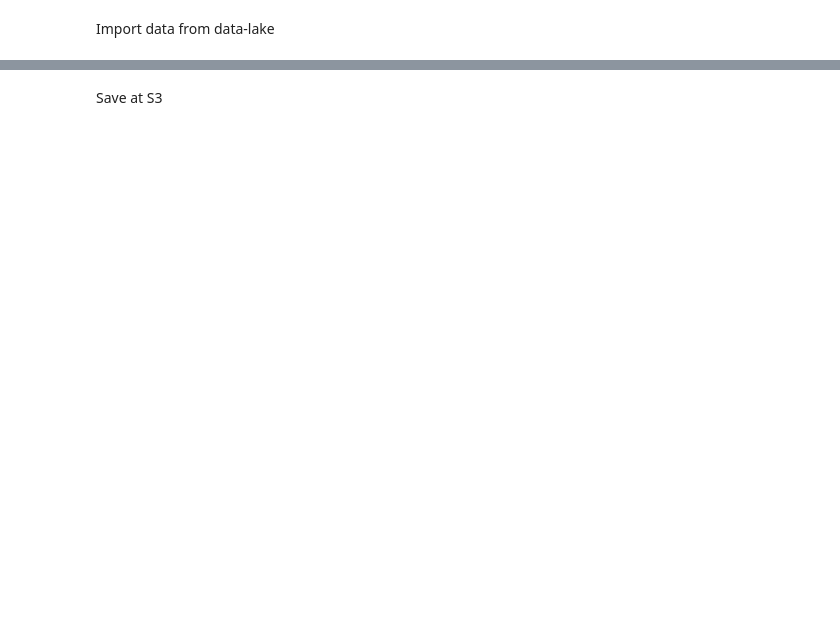
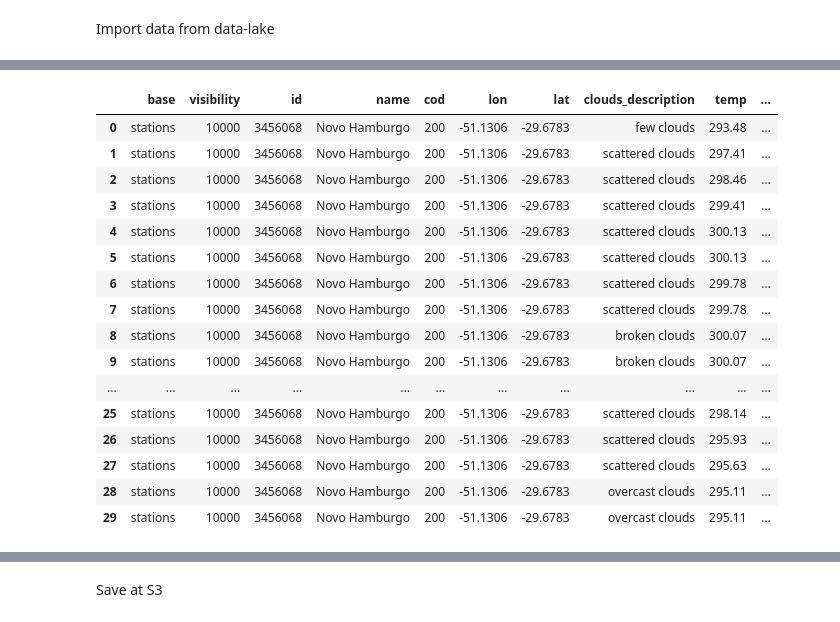
Before and after one commit to crismassaneiro/data-engineering-projects, a Jupyter notebook: openweather/notebooks/open_weather.ipynb, the cells around one changed output, grey strips where cells are left out. Cells and saved outputs as stored; diff of their text form; code cells hidden in the pictures; blank space fills up the shorter version.

Commit message:
data transformations

```diff
--- a/openweather/notebooks/open_weather.ipynb
+++ b/openweather/notebooks/open_weather.ipynb
@@ -237,0 +114,34 @@ dia_da_exucucao
+# %%
+df['clouds_number'] = df['clouds'].apply(lambda x: x['all'])
+# %%
+df['country'] = df['sys'].apply(lambda x: x['country'])
+# %%
+df['dt'] = pd.to_numeric(df['dt'])
+
+# Converta para formato de data e hora
+df['dt_utc'] = pd.to_datetime(df['dt'], unit='s')
+
+# Converta para UTC
+df['dt_utc'] = pd.to_datetime(df['dt_utc'], utc=True)
+# %%
+df.drop(columns= ["coord", "weather", "main", "wind", "clouds", "sys", "dt", "timezone"], inplace= True)
+# %%
+df.reset_index(drop= True)
+# %% [output]
+|  | base | visibility | id | name | cod | lon | lat | clouds_description | temp | ... |
+| 0 | stations | 10000 | 3456068 | Novo Hamburgo | 200 | -51.1306 | -29.6783 | few clouds | 293.48 | ... |
+| 1 | stations | 10000 | 3456068 | Novo Hamburgo | 200 | -51.1306 | -29.6783 | scattered clouds | 297.41 | ... |
+| 2 | stations | 10000 | 3456068 | Novo Hamburgo | 200 | -51.1306 | -29.6783 | scattered clouds | 298.46 | ... |
+| 3 | stations | 10000 | 3456068 | Novo Hamburgo | 200 | -51.1306 | -29.6783 | scattered clouds | 299.41 | ... |
+| 4 | stations | 10000 | 3456068 | Novo Hamburgo | 200 | -51.1306 | -29.6783 | scattered clouds | 300.13 | ... |
+| 5 | stations | 10000 | 3456068 | Novo Hamburgo | 200 | -51.1306 | -29.6783 | scattered clouds | 300.13 | ... |
+| 6 | stations | 10000 | 3456068 | Novo Hamburgo | 200 | -51.1306 | -29.6783 | scattered clouds | 299.78 | ... |
+| 7 | stations | 10000 | 3456068 | Novo Hamburgo | 200 | -51.1306 | -29.6783 | scattered clouds | 299.78 | ... |
+| 8 | stations | 10000 | 3456068 | Novo Hamburgo | 200 | -51.1306 | -29.6783 | broken clouds | 300.07 | ... |
+| 9 | stations | 10000 | 3456068 | Novo Hamburgo | 200 | -51.1306 | -29.6783 | broken clouds | 300.07 | ... |
+| ... | ... | ... | ... | ... | ... | ... | ... | ... | ... | ... |
+| 25 | stations | 10000 | 3456068 | Novo Hamburgo | 200 | -51.1306 | -29.6783 | scattered clouds | 298.14 | ... |
+| 26 | stations | 10000 | 3456068 | Novo Hamburgo | 200 | -51.1306 | -29.6783 | scattered clouds | 295.93 | ... |
+| 27 | stations | 10000 | 3456068 | Novo Hamburgo | 200 | -51.1306 | -29.6783 | scattered clouds | 295.63 | ... |
+| 28 | stations | 10000 | 3456068 | Novo Hamburgo | 200 | -51.1306 | -29.6783 | overcast clouds | 295.11 | ... |
+| 29 | stations | 10000 | 3456068 | Novo Hamburgo | 200 | -51.1306 | -29.6783 | overcast clouds | 295.11 | ... |
```
Also changed, not shown: parts of 56 cells of this notebook, 1 other file.
